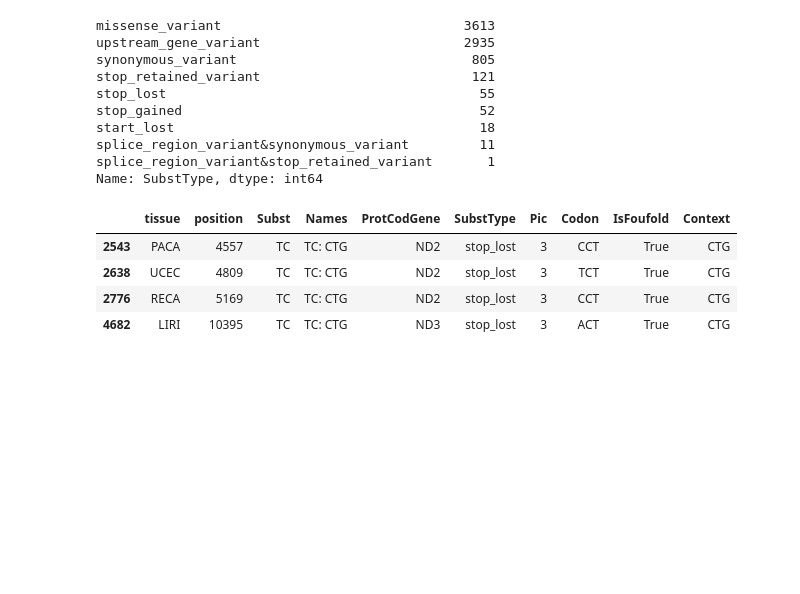
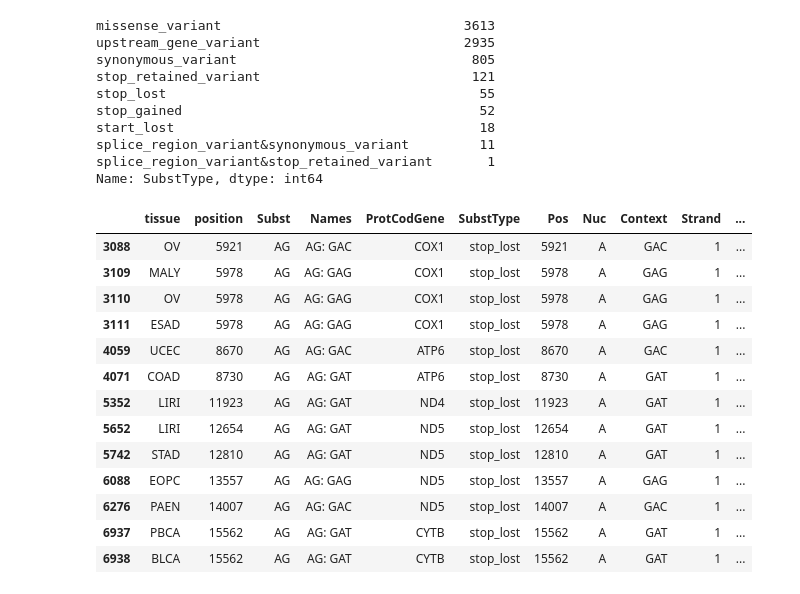
Before and after one commit to mitoclub/Signatures, a Jupyter notebook: notebooks/cancer_EDA.ipynb, the cells around one changed output. Cells and saved outputs as stored; diff of their text form; code cells hidden in the pictures; blank space fills up the shorter version.

Commit message:
ref annot caclulated

```diff
--- a/notebooks/cancer_EDA.ipynb
+++ b/notebooks/cancer_EDA.ipynb
@@ -215,6 +209 @@ def get_alt(ser: pd.Series):
 syn_codons, ff_codons = extract_syn_codons(2)
-# %%
-path_to_gb = "../data/external/NC_012920.1.gb"
-gb_file = next(SeqIO.parse(path_to_gb, "genbank"))
-# for rec in gb_file:
-#     print(repr(rec))
@@ -333,0 +258,6 @@ Ref
+# %%
+path_to_gb = "../data/external/NC_012920.1.gb"
+Ref = read_genbank_ref(path_to_gb)
+print(Ref.shape)
+Ref.to_csv("../data/processed/ref_annot.csv", index=None)
+Ref.head(4000)
@@ -334,3 +298,6 @@ Ref
+# %%
+# drop None from Context column
+Ref.dropna(axis=0, subset=["Context"], inplace=True)
 # %%
 # abcent 3107 +- context pos
 Ref.head(3110).tail(10)
@@ -349,10 +316,22 @@ Ref.head(3110).tail(10)
 # %% [markdown]
 ### Merge tables again, but with ref annotation
 # %%
-ObsAllExtAnn = pd.merge(ObsAllExt, Ref.drop(["ref", "ProtCodGene"], axis=1), on="position")
+def get_alt(ser: pd.Series):
+    if not isinstance(ser["Codon"], str):
+        return None
+    codon = list(ser["Codon"])
+    ref_nuc, alt_nuc = list(ser["Subst"])
+    pic = ser["PosInCodon"] - 1
+    assert codon[pic] == ref_nuc, "reference nucleotide is not tha same as in codon"
+    codon[pic] = alt_nuc
+    alt_codon = "".join(codon)
+    return alt_codon
+
+
+ObsAllExtAnn = pd.merge(ObsAllExt, Ref, left_on="position", right_on="Pos")
 ObsAllExtAnn["AltCodon"] = ObsAllExtAnn.apply(get_alt, axis=1)
-ObsAllExtAnn["IsSyn"] = ObsAllExtAnn.apply(lambda s: is_syn_codons(s.RefCodon, s.AltCodon, 2), axis=1)
-ObsAllExtAnn["IsFoufold"] = ObsAllExtAnn.RefCodon.isin(ff_codons) & (ObsAllExtAnn.Pic == 3)
+ObsAllExtAnn["IsSyn"] = ObsAllExtAnn.apply(lambda s: is_syn_codons(s.Codon, s.AltCodon, 2), axis=1)
+ObsAllExtAnn["IsFoufold"] = (ObsAllExtAnn["PosInCodon"] == 3) & ObsAllExtAnn["Codon"].isin(ff_codons)
 
 ObsAllExtAnn.head()
 # %% [output]
@@ -390,13 +369,22 @@ splice_region_variant&synonymous_variant         11
 splice_region_variant&stop_retained_variant       1
 Name: SubstType, dtype: int64
 # %%
-ObsAllExtAnn[(ObsAllExtAnn.SubstType == "stop_lost") & ObsAllExtAnn.IsFoufold]
+ObsAllExtAnn[(ObsAllExtAnn.SubstType == "stop_lost") & ObsAllExtAnn.IsSyn]
 # %% [output]
-|  | tissue | position | Subst | Names | ProtCodGene | SubstType | Pic | Codon | IsFoufold | Context |
-| 2543 | PACA | 4557 | TC | TC: CTG | ND2 | stop_lost | 3 | CCT | True | CTG |
-| 2638 | UCEC | 4809 | TC | TC: CTG | ND2 | stop_lost | 3 | TCT | True | CTG |
-| 2776 | RECA | 5169 | TC | TC: CTG | ND2 | stop_lost | 3 | CCT | True | CTG |
-| 4682 | LIRI | 10395 | TC | TC: CTG | ND3 | stop_lost | 3 | ACT | True | CTG |
+|  | tissue | position | Subst | Names | ProtCodGene | SubstType | Pos | Nuc | Context | Strand | ... |
+| 3088 | OV | 5921 | AG | AG: GAC | COX1 | stop_lost | 5921 | A | GAC | 1 | ... |
+| 3109 | MALY | 5978 | AG | AG: GAG | COX1 | stop_lost | 5978 | A | GAG | 1 | ... |
+| 3110 | OV | 5978 | AG | AG: GAG | COX1 | stop_lost | 5978 | A | GAG | 1 | ... |
+| 3111 | ESAD | 5978 | AG | AG: GAG | COX1 | stop_lost | 5978 | A | GAG | 1 | ... |
+| 4059 | UCEC | 8670 | AG | AG: GAC | ATP6 | stop_lost | 8670 | A | GAC | 1 | ... |
+| 4071 | COAD | 8730 | AG | AG: GAT | ATP6 | stop_lost | 8730 | A | GAT | 1 | ... |
+| 5352 | LIRI | 11923 | AG | AG: GAT | ND4 | stop_lost | 11923 | A | GAT | 1 | ... |
+| 5652 | LIRI | 12654 | AG | AG: GAT | ND5 | stop_lost | 12654 | A | GAT | 1 | ... |
+| 5742 | STAD | 12810 | AG | AG: GAT | ND5 | stop_lost | 12810 | A | GAT | 1 | ... |
+| 6088 | EOPC | 13557 | AG | AG: GAG | ND5 | stop_lost | 13557 | A | GAG | 1 | ... |
+| 6276 | PAEN | 14007 | AG | AG: GAC | ND5 | stop_lost | 14007 | A | GAC | 1 | ... |
+| 6937 | PBCA | 15562 | AG | AG: GAT | CYTB | stop_lost | 15562 | A | GAT | 1 | ... |
+| 6938 | BLCA | 15562 | AG | AG: GAT | CYTB | stop_lost | 15562 | A | GAT | 1 | ... |
 # %%
 ##### DEFINE MAIN SUBSETS OF MUTATIONS:
 SubsetGenes = ['withoutNd6'] #  ['withNd6','withoutNd6','Nd6Only']
```
Also changed, not shown: parts of 21 cells of this notebook, 1 other file.
